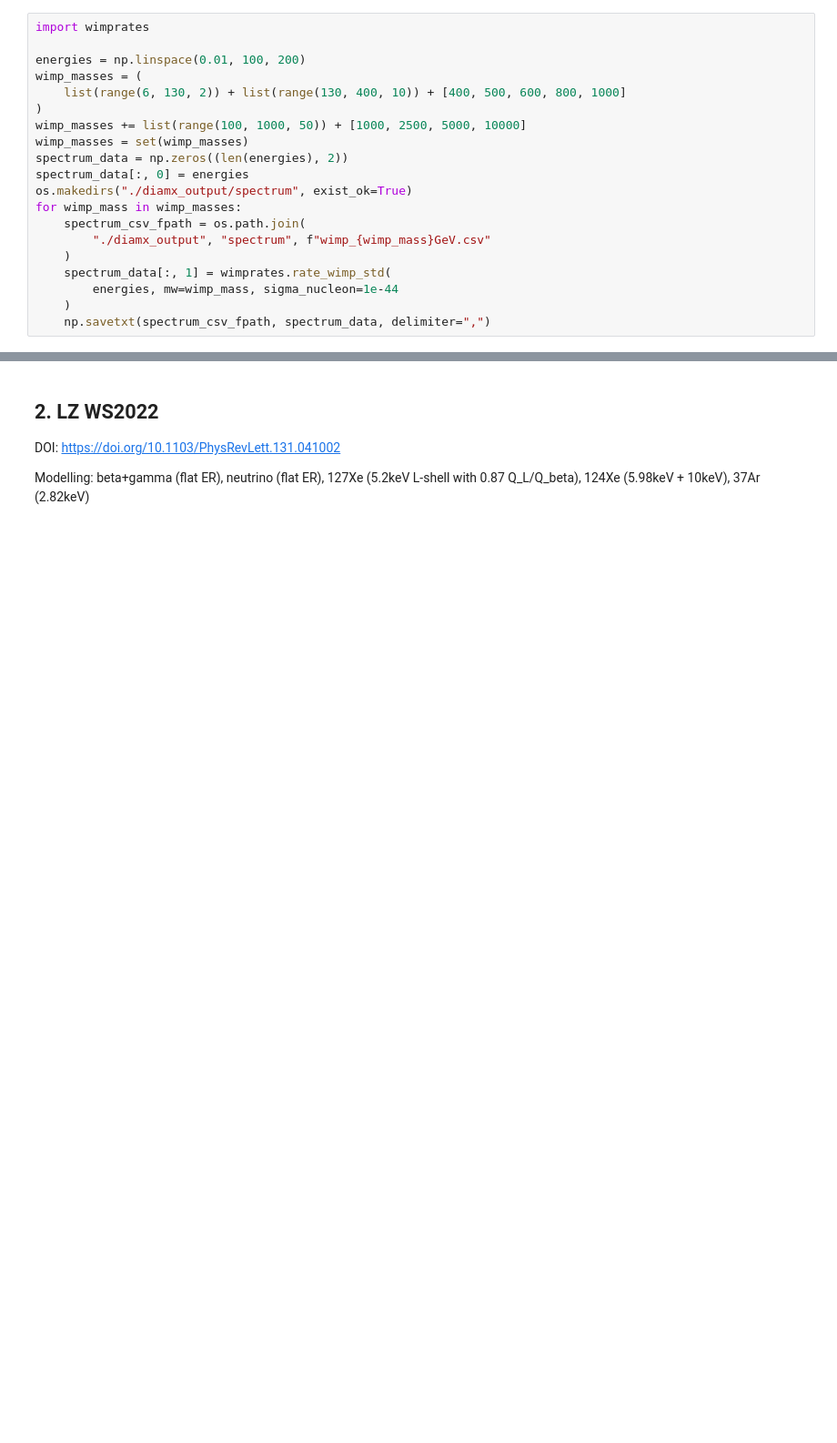
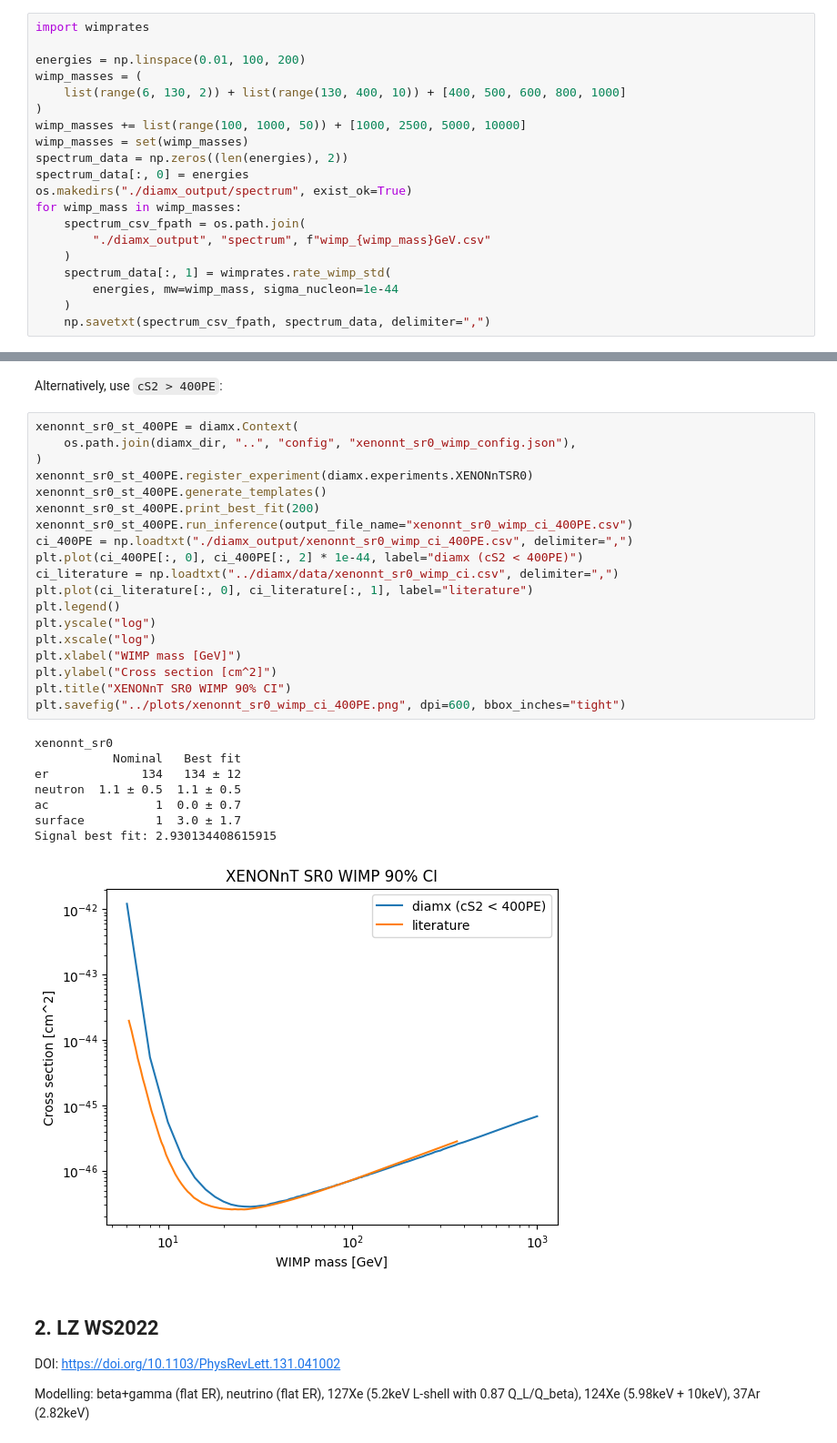
Before and after one commit to mhliu0001/diamx, a Jupyter notebook: notebooks/benchmark.ipynb, the cells around one changed output, grey strips where cells are left out. Shown: that part at 91% size. Saved outputs shown, nothing was run; the diff lists cells and outputs as text; blank space fills up the shorter version.

```diff
--- a/notebooks/benchmark.ipynb
+++ b/notebooks/benchmark.ipynb
@@ -111,3 +287,33 @@ plt.show()
+# %% [markdown]
+Alternatively, use `cS2 > 400PE`:
+# %%
+xenonnt_sr0_st_400PE = diamx.Context(
+    os.path.join(diamx_dir, "..", "config", "xenonnt_sr0_wimp_config.json"),
+)
+xenonnt_sr0_st_400PE.register_experiment(diamx.experiments.XENONnTSR0)
+xenonnt_sr0_st_400PE.generate_templates()
+xenonnt_sr0_st_400PE.print_best_fit(200)
+xenonnt_sr0_st_400PE.run_inference(output_file_name="xenonnt_sr0_wimp_ci_400PE.csv")
+ci_400PE = np.loadtxt("./diamx_output/xenonnt_sr0_wimp_ci_400PE.csv", delimiter=",")
+plt.plot(ci_400PE[:, 0], ci_400PE[:, 2] * 1e-44, label="diamx (cS2 < 400PE)")
+ci_literature = np.loadtxt("../diamx/data/xenonnt_sr0_wimp_ci.csv", delimiter=",")
+plt.plot(ci_literature[:, 0], ci_literature[:, 1], label="literature")
+plt.legend()
+plt.yscale("log")
+plt.xscale("log")
+plt.xlabel("WIMP mass [GeV]")
+plt.ylabel("Cross section [cm^2]")
+plt.title("XENONnT SR0 WIMP 90% CI")
+plt.savefig("../plots/xenonnt_sr0_wimp_ci_400PE.png", dpi=600, bbox_inches="tight")
+# %% [output]
+xenonnt_sr0
+           Nominal   Best fit
+er             134   134 ± 12
+neutron  1.1 ± 0.5  1.1 ± 0.5
+ac               1  0.0 ± 0.7
+surface          1  3.0 ± 1.7
+Signal best fit: 2.930134408615915
+[figure, added]
 # %% [markdown]
 ## 2. LZ WS2022
 
```
Also changed, not shown: parts of 26 cells of this notebook, 40 other files.
